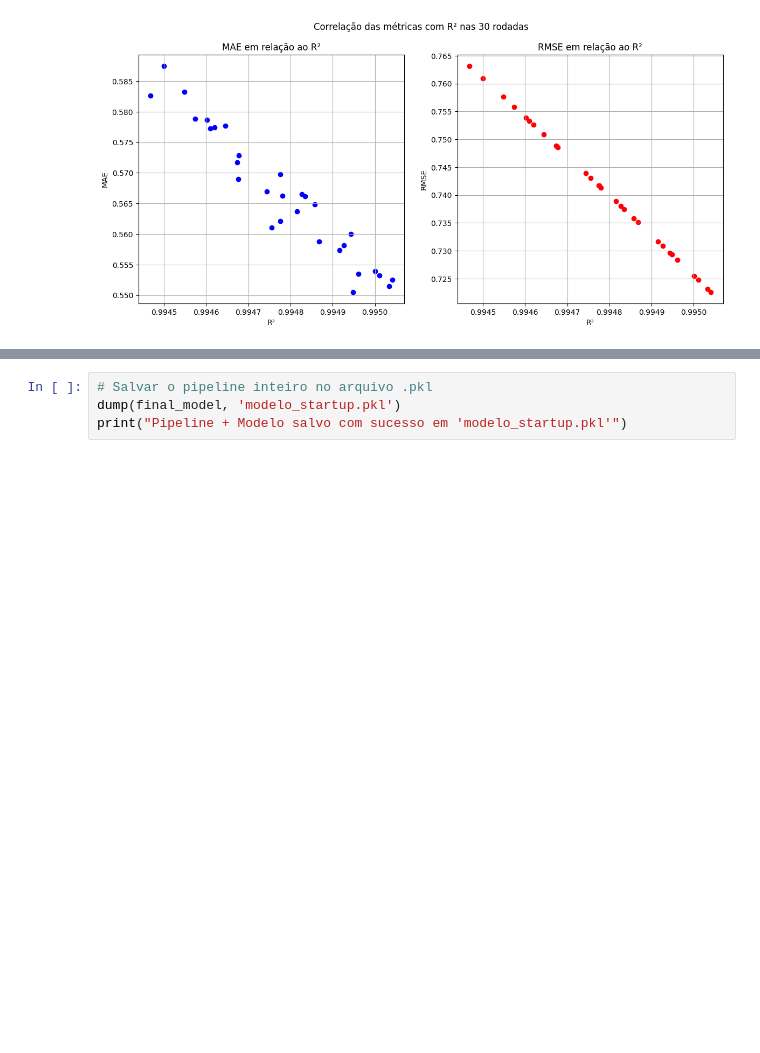
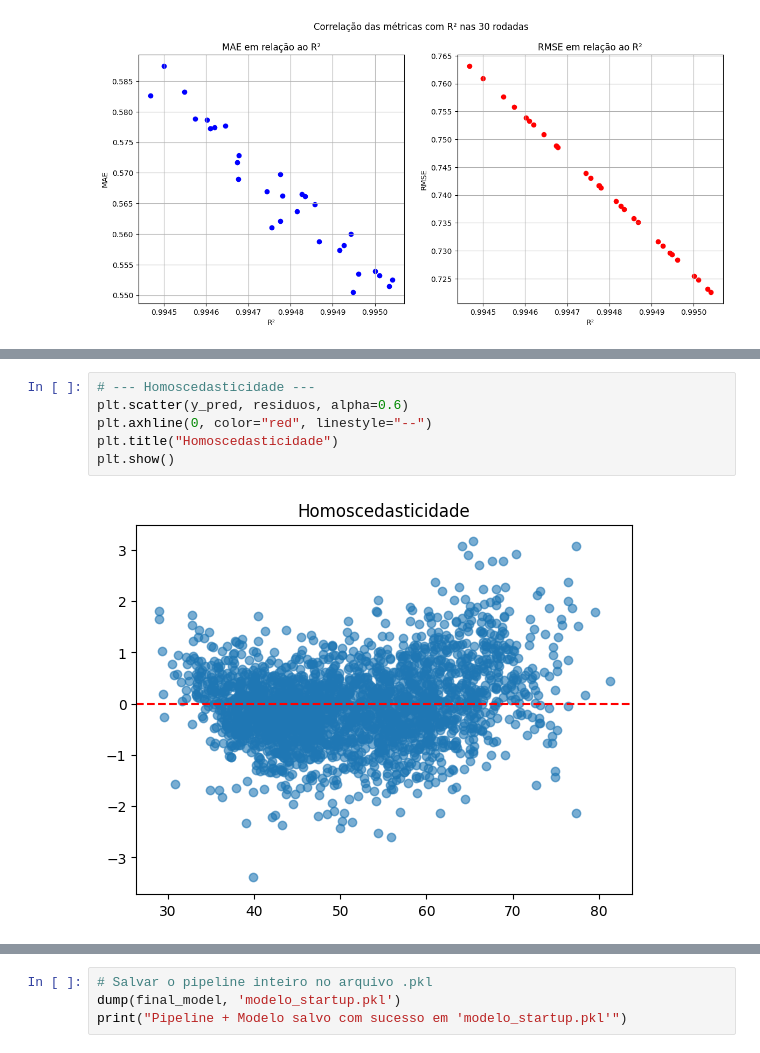
Before and after one commit to fhdataanalysis-projects/emprel_machinelearning, a Jupyter notebook: notebooks/best_model.ipynb, the cells around one changed output, grey strips where cells are left out. Saved outputs shown, nothing was run; the diff lists cells and outputs as text; blank space fills up the shorter version.

```diff
--- a/notebooks/best_model.ipynb
+++ b/notebooks/best_model.ipynb
@@ -97,0 +144,8 @@ max     0.587481   0.763184   0.995041
+# %%
+# --- Homoscedasticidade ---
+plt.scatter(y_pred, residuos, alpha=0.6)
+plt.axhline(0, color="red", linestyle="--")
+plt.title("Homoscedasticidade")
+plt.show()
+# %% [output]
+[figure, added]
```
Also changed, not shown: parts of 19 cells of this notebook, 2 other files.
